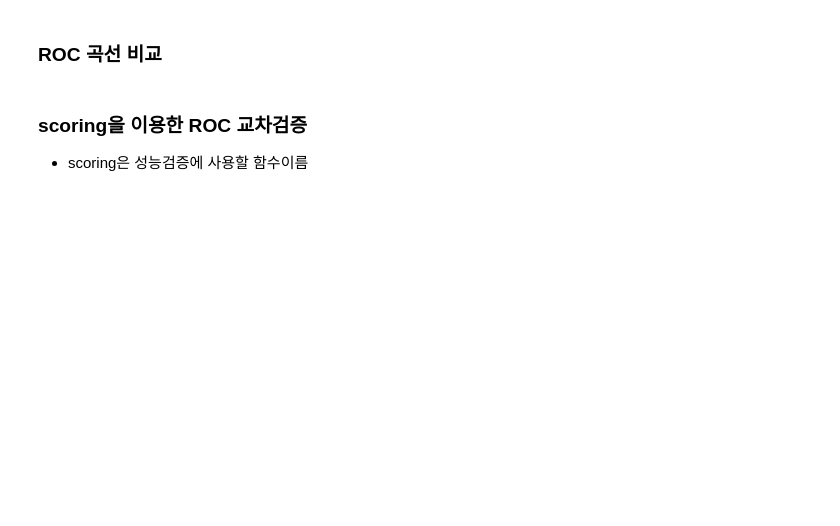
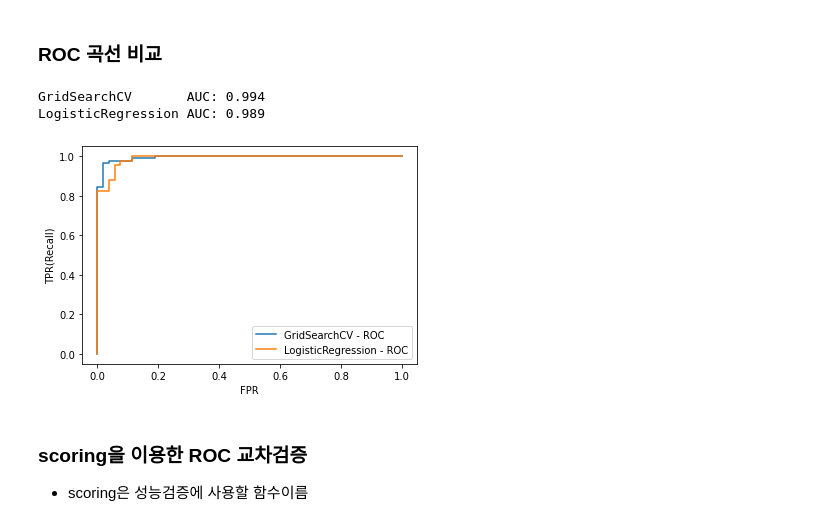
Before and after one commit to Lagom92/study-in-school, a Jupyter notebook: ML/0819_지도학습_모델평가_성능향상_노트2.ipynb, the cells around one changed output. Saved outputs shown, nothing was run; the diff lists cells and outputs as text; code cells hidden in the pictures; blank space fills up the shorter version.

```diff
--- a/ML/0819_지도학습_모델평가_성능향상_노트2.ipynb
+++ b/ML/0819_지도학습_모델평가_성능향상_노트2.ipynb
@@ -293,0 +354,10 @@ c_val = 0.1
+# %%
+from  sklearn.model_selection import GridSearchCV
+# GridSearchCV
+# param_grid = {'C': [0.0001, 0.001, 0.01, 0.1, 1, 10, 100, 1000] }
+# 분류리포트 1의 경우 f1-score 는?
+
+param_grid = {'C': [0.0001, 0.001, 0.01, 0.1, 1, 10, 100, 1000] }
+grid_search = GridSearchCV(LogisticRegression(), param_grid).fit(X_train, y_train)
+
+print( metrics.classification_report(y_test, grid_search.predict(X_test)))
@@ -294,5 +373,22 @@ c_val = 0.1
 # %% [markdown]
 ### ROC 곡선 비교
+# %%
+fpr2, tpr2, th2 = roc_curve(y_test, grid_search.decision_function(X_test) )
+plt.plot(fpr2, tpr2, label="GridSearchCV - ROC")
+plt.plot(fpr, tpr,   label="LogisticRegression - ROC")
+plt.xlabel("FPR")
+plt.ylabel("TPR(Recall)")
+plt.legend(loc=4)
+
+# AUC
+auc1 = roc_auc_score(y_test, model_lr.decision_function(X_test) )
+auc2 = roc_auc_score(y_test, grid_search.decision_function(X_test) )
+print("GridSearchCV       AUC: {:.3f}".format(auc2))
+print("LogisticRegression AUC: {:.3f}".format(auc1))
+# %% [output]
+GridSearchCV       AUC: 0.994
+LogisticRegression AUC: 0.989
+[figure, added]
 # %% [markdown]
 ### scoring을 이용한 ROC 교차검증
 
```
Also changed, not shown: parts of 17 cells of this notebook.
